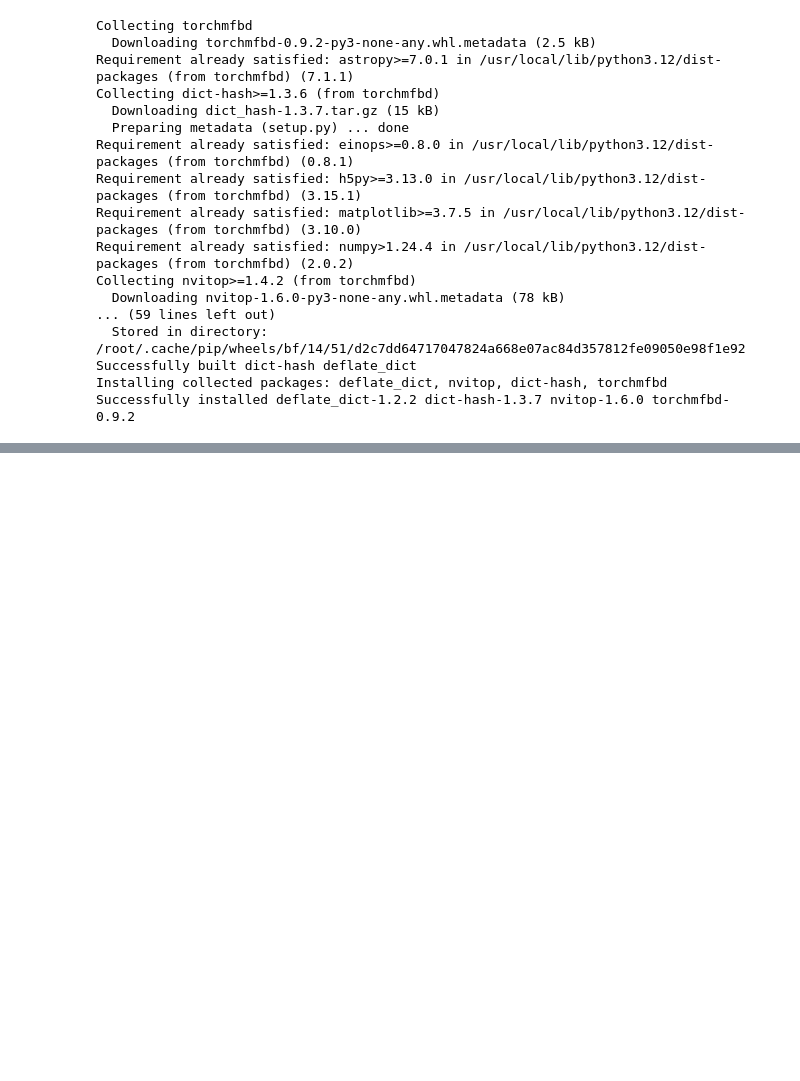
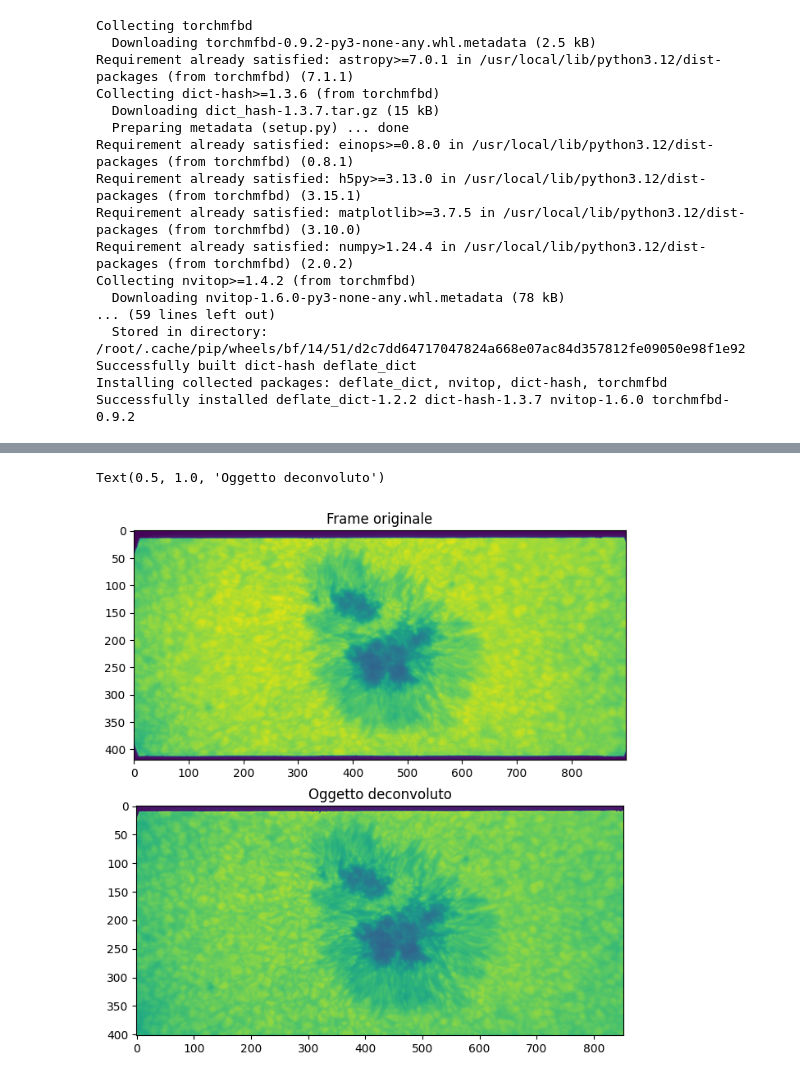
Before and after one commit to FabianaFerrente/ibis_pipeline, a Jupyter notebook: deconv_ibis.ipynb, the cells around one changed output, grey strips where cells are left out. Drawn from its saved outputs; the diff is of its cells as text; code cells hidden in the pictures; blank space fills up the shorter version.

```diff
--- a/deconv_ibis.ipynb
+++ b/deconv_ibis.ipynb
@@ -316,0 +314,10 @@ frames.shape
+# %%
+# --- Plot ---
+fig, ax = pl.subplots(nrows=2, ncols=1, figsize=(10, 8))
+ax[0].imshow(bb_cut[0], cmap='viridis')
+ax[0].set_title('Frame originale')
+ax[1].imshow(obj[0, :, :], cmap="viridis")
+ax[1].set_title('Oggetto deconvoluto')
+# %% [output]
+Text(0.5, 1.0, 'Oggetto deconvoluto')
+[figure, added]
```
Also changed, not shown: parts of 2 cells of this notebook.
